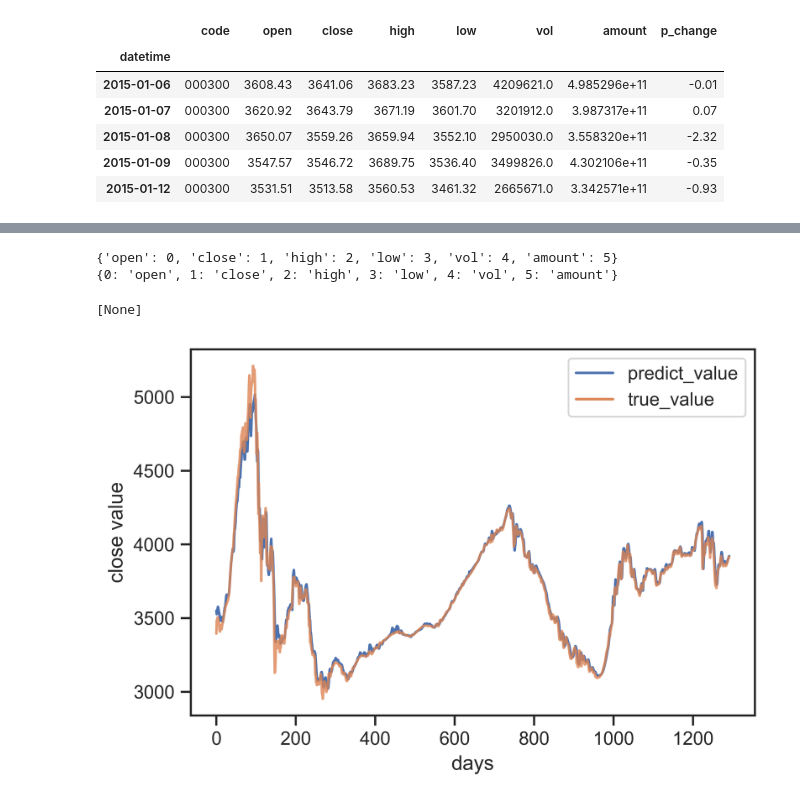
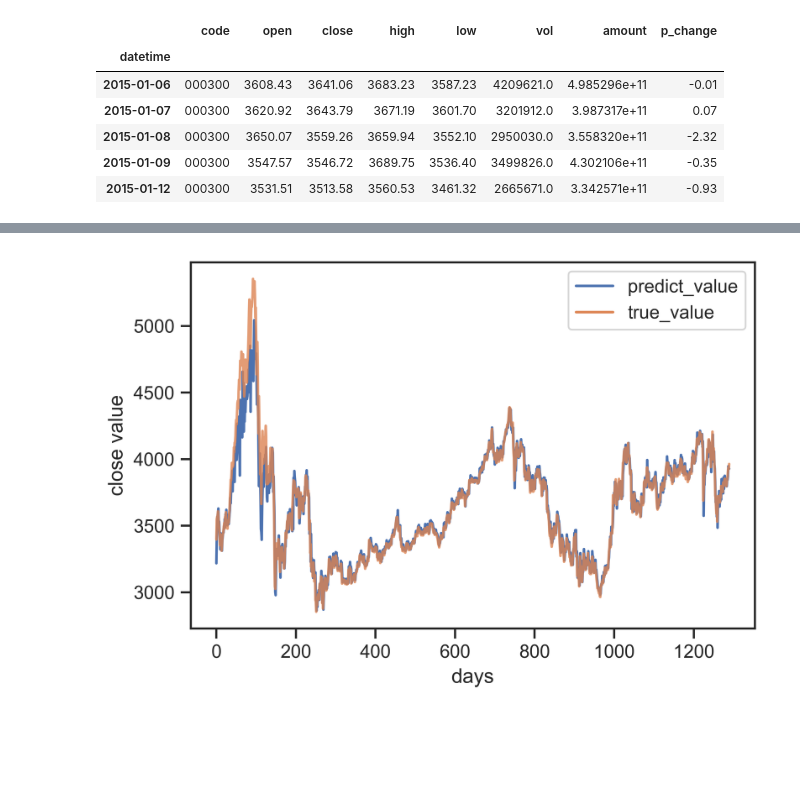
Before and after one commit to jcchan23/Stock-Market-Indicators-Prediction, a Jupyter notebook: Code.ipynb, the cells around one changed output, grey strips where cells are left out. Cells and saved outputs as stored; diff of their text form; code cells hidden in the pictures; blank space fills up the shorter version.

```diff
--- a/Code.ipynb
+++ b/Code.ipynb
@@ -171,31 +196,30 @@ amount MAE = 0.02108828578398047
+# %%
+# 归一化反变换，用于将神经网络预测的数据重新变成可读的形式
+y_test_unscaled = y_test * (all_max-all_min) + all_min
+y_pred_unscaled = y_pred * (all_max-all_min) + all_min
 # %%
-# 归一化反变换，用于画图
-y_test_unscaled = scaler.inverse_transform(y_test)
-y_pred_unscaled = scaler.inverse_transform(y_pred)
-x_item = [i for i in range(len(y_pred_unscaled))]
-print(name_dict)
-print(name_dict_inv)
+# 画图
+def plot_picture(y_test,y_pred,draw_item='close'):
+    import matplotlib.pyplot as plt
+    import seaborn as sns
+    sns.set(style='ticks')
+    plt.figure(dpi=600)
 
-import matplotlib.pyplot as plt
-import seaborn as sns
-sns.set(style='ticks')
-plt.figure(dpi=600)
+    # 选一项进行画图
+    select_number = name_dict[draw_item]
 
-# 选一项进行画图
-select_number = name_dict['close']
+    # 画图
+    draw_dataframe = pd.DataFrame({'predict_value':y_pred_unscaled[:,select_number],'true_value':y_test_unscaled[:,select_number]})
+    p = sns.lineplot(data=draw_dataframe,dashes = False)
 
-# 画图
-draw_dataframe = pd.DataFrame({'predict_value':y_pred_unscaled[:,select_number],'true_value':y_test_unscaled[:,select_number]})
-p = sns.lineplot(data=draw_dataframe,dashes = False)
+    # 设置图表标题
+    p.set_xlabel('days')
+    p.set_ylabel(name_dict_inv[select_number] + ' value')
 
-# 设置图表标题
-p.set_xlabel('days')
-p.set_ylabel(name_dict_inv[select_number] + ' value')
-
-# 给橙色线设置透明度，用于辨识重合的部分
-plt.setp([p.get_children()[1]],alpha=0.8)
+    # 给橙色线设置透明度，用于辨识重合的部分
+    plt.setp([p.get_children()[1]],alpha=0.8)
+    plt.show()
-# %% [output]
-{'open': 0, 'close': 1, 'high': 2, 'low': 3, 'vol': 4, 'amount': 5}
-{0: 'open', 1: 'close', 2: 'high', 3: 'low', 4: 'vol', 5: 'amount'}
-[None]
-[figure, removed]
+# %%
+plot_picture(y_test_unscaled,y_pred_unscaled,draw_item='close')
+# %% [output]
+[figure, added]
```
Also changed, not shown: parts of 8 cells of this notebook.
